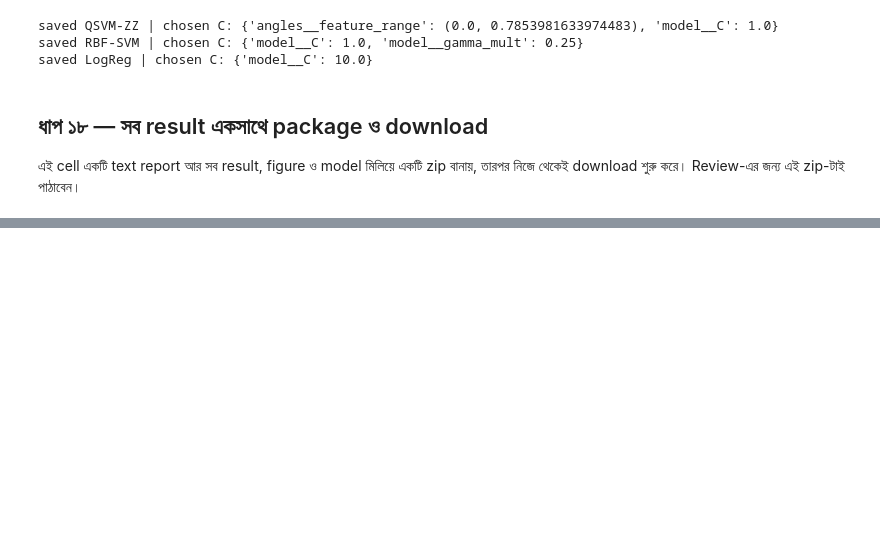
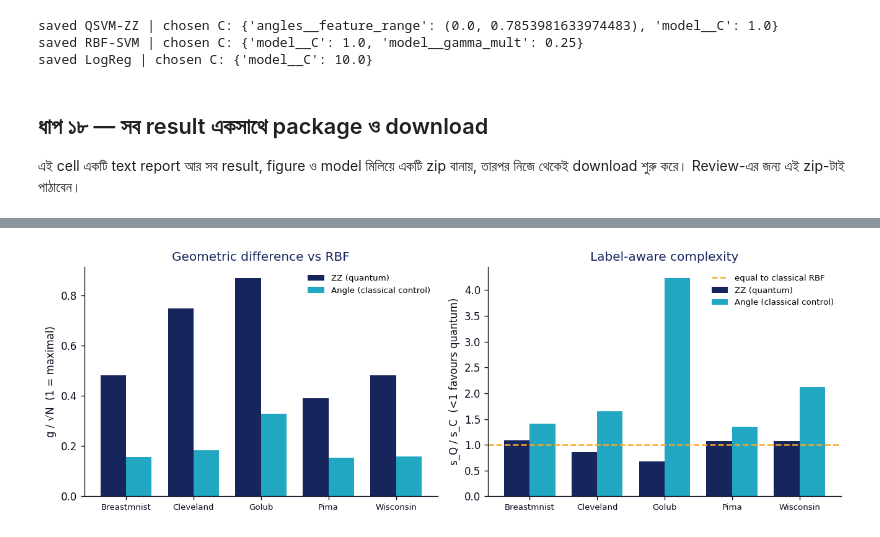
Before and after one commit to ASAbuSayem/QMed-Hybrid-Quantum-Machine-Learning-Platform-for-Early-Disease-Detection, a Jupyter notebook: QMed_Journal_V2.ipynb, the cells around one changed output, grey strips where cells are left out. Saved outputs shown, nothing was run; the diff lists cells and outputs as text; code cells hidden in the pictures; blank space fills up the shorter version.

```diff
--- a/QMed_Journal_V2.ipynb
+++ b/QMed_Journal_V2.ipynb
@@ -1498,0 +1714,88 @@ C2b Bandwidth: kernel variance peaks at an interior α (concentration at both en
+# %%
+# ===== V3 Cell 3: Could a quantum advantage exist on these datasets at all? =====
+# Huang et al. (2021, Nat. Commun.) diagnostics, computed on each TRAINING fold only.
+#   g(K_C || K_Q) = sqrt( || sqrt(K_Q) (K_C + lam I)^-1 sqrt(K_Q) ||_inf ),  kernels trace-normalised to N
+#     g ~ 1      -> the quantum kernel's geometry is already captured by the classical kernel
+#     g ~ sqrt(N)-> geometries differ enough that an advantage is POSSIBLE (not guaranteed)
+#   s_K = y^T (K + lam I)^-1 y / N  (label-aware model complexity; lower = easier to learn)
+#     generalisation bound ~ sqrt(s_K); a bound >= 1 is VACUOUS (says nothing), so s_Q/s_C is
+#     only interpreted when at least one of the two bounds is below 1.
+#   The 0.5 threshold on g/sqrt(N) is a heuristic fixed before seeing results, not from Huang et al.
+# Control: the angle kernel is classically computable; its g calibrates what a "classical"
+# geometric difference from RBF looks like, so the ZZ value can be read against it.
+import matplotlib.pyplot as plt
+
+LAMBDAS = [1e-3, 1e-2, 1e-1]           # fixed a priori; lam = 1e-2 is the headline value
+HEADLINE_LAM = 1e-2
+
+def _norm(K): return K * len(K) / np.trace(K)
+def _sqrt_psd(K):
+    w, V = np.linalg.eigh((K + K.T) / 2); return (V * np.sqrt(np.clip(w, 0, None))) @ V.T
+
+def geometric_difference(KC, KQ, lam):
+    KC, KQ = _norm(KC), _norm(KQ); S = _sqrt_psd(KQ)
+    M = S @ np.linalg.solve(KC + lam * np.eye(len(KC)), S)
+    return float(np.sqrt(np.max(np.linalg.eigvalsh((M + M.T) / 2))))
+
+def model_complexity(K, y, lam):
+    K = _norm(K); yy = np.where(y == 1, 1.0, -1.0)
+    return float(yy @ np.linalg.solve(K + lam * np.eye(len(K)), yy) / len(K))
+
+def rbf_kernel_scale(Z):
+    g = 1.0 / (Z.shape[1] * Z.var()); d2 = ((Z[:, None, :] - Z[None, :, :]) ** 2).sum(-1)
+    return np.exp(-g * d2)
+
+gd_rows = []
+for d in DATA:
+    X, y, nominal = DATA[d]
+    cv = StratifiedKFold(N_FOLDS, shuffle=True, random_state=0)
+    for f, (tr, te) in enumerate(cv.split(X, y)):
+        for a_label, a in [("pi/8", np.pi / 8), ("pi/4", np.pi / 4)]:
+            Z = ImbPipeline(make_feature_steps(X, nominal, alpha=a)[:-1]).fit(X.iloc[tr], y[tr]).transform(X.iloc[tr])
+            KC = rbf_kernel_scale(Z)
+            Szz, San = states(Z, "zz"), states(Z, "angle")
+            kernels = {"ZZ (quantum)": fidelity_kernel(Szz, Szz),
+                       "Angle (classical control)": fidelity_kernel(San, San)}
+            for kname, KQ in kernels.items():
+                for lam in LAMBDAS:
+                    gd_rows.append(dict(dataset=d, alpha=a_label, kernel=kname, lam=lam, fold=f, N=len(tr),
+                                        g=geometric_difference(KC, KQ, lam), sqrtN=np.sqrt(len(tr)),
+                                        s_C=model_complexity(KC, y[tr], lam),
+                                        s_Q=model_complexity(KQ, y[tr], lam)))
+    print("done:", d)
+
+gd = pd.DataFrame(gd_rows); gd["g_over_sqrtN"] = gd.g / gd.sqrtN; gd["sQ_over_sC"] = gd.s_Q / gd.s_C
+gd.to_csv(f"{RESULTS}/geometric_difference_folds.csv", index=False)
+gd_sum = (gd.groupby(["dataset", "alpha", "kernel", "lam"])
+            [["N", "g", "sqrtN", "g_over_sqrtN", "s_C", "s_Q", "sQ_over_sC"]].mean().reset_index())
+gd_sum.to_csv(f"{RESULTS}/geometric_difference_summary.csv", index=False)
+head = gd_sum[(gd_sum.lam == HEADLINE_LAM) & (gd_sum.alpha == "pi/4")]
+display(head.round(4))
+
+print("\nInterpretation at lam=1e-2, alpha=pi/4 (ZZ kernel):")
+for _, r in head[head.kernel == "ZZ (quantum)"].iterrows():
+    room = "geometry differs enough for an advantage to be POSSIBLE" if r.g_over_sqrtN > 0.5 \
+        else "little geometric room for any advantage"
+    bq, bc = np.sqrt(r.s_Q), np.sqrt(r.s_C)
+    if min(bq, bc) >= 1:
+        lab = f"label bounds vacuous (quantum {bq:.2f}, classical {bc:.2f}) -> no conclusion from s"
+    else:
+        lab = f"label bound quantum {bq:.2f} vs classical {bc:.2f} -> " + \
+              ("favours quantum" if bq < bc else "favours classical")
+    print(f"  {r.dataset:12s} g={r.g:6.2f} (sqrt N={r.sqrtN:5.1f}, g/sqrtN={r.g_over_sqrtN:.2f}): {room}\n"
+          f"  {'':12s} {lab}")
+
+# Figure: geometry vs label fit, quantum vs classical control
+fig, axes = plt.subplots(1, 2, figsize=(11, 3.8))
+ds_ = list(head.dataset.unique()); xs = np.arange(len(ds_)); w = 0.38
+for i, (k, col) in enumerate([("ZZ (quantum)", NAVY), ("Angle (classical control)", CYAN)]):
+    h = head[head.kernel == k].set_index("dataset").loc[ds_]
+    axes[0].bar(xs + (i - 0.5) * w, h.g_over_sqrtN, w, color=col, label=k)
+    axes[1].bar(xs + (i - 0.5) * w, h.sQ_over_sC, w, color=col, label=k)
+axes[1].axhline(1.0, ls="--", color=AMBER, label="equal to classical RBF")
+for ax, t, yl in [(axes[0], "Geometric difference vs RBF", "g / √N  (1 = maximal)"),
+                  (axes[1], "Label-aware complexity", "s_Q / s_C  (<1 favours quantum)")]:
+    ax.set_xticks(xs); ax.set_xticklabels([d.capitalize() for d in ds_], fontsize=8)
+    ax.set_title(t, color=NAVY); ax.set_ylabel(yl); ax.legend(frameon=False, fontsize=8)
+plt.tight_layout(); plt.savefig(f"{FIGS}/fig_geometric_difference.png", bbox_inches="tight"); plt.show()
+# %% [output]
@@ -1498,0 +1829 @@ C2b Bandwidth: kernel variance peaks at an interior α (concentration at both en
+[figure, added]
```
Also changed, not shown: parts of 10 cells of this notebook.
